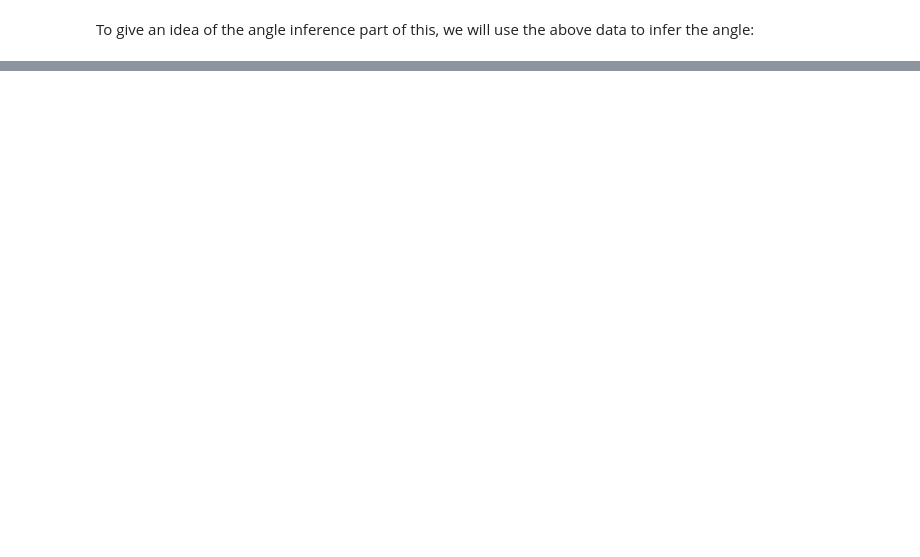
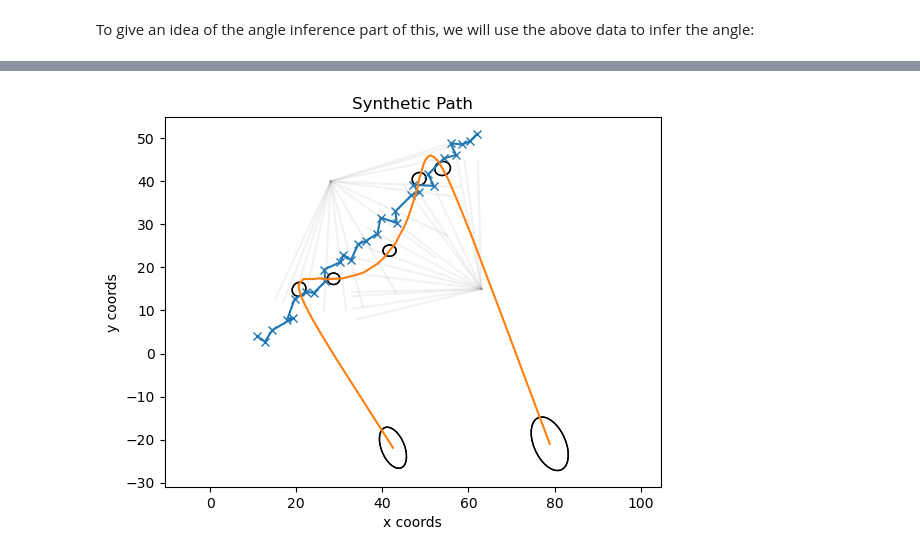
Before and after one commit to SheffieldMLtracking/BLEanalysis, a Jupyter notebook: jupyter/Using Angle Probability Distributions.ipynb, the cells around one changed output, grey strips where cells are left out. Cells and saved outputs as stored; diff of their text form; code cells hidden in the pictures; blank space fills up the shorter version.

```diff
--- a/jupyter/Using Angle Probability Distributions.ipynb
+++ b/jupyter/Using Angle Probability Distributions.ipynb
@@ -92,0 +143,13 @@ Standardising angles and times (shifting by 38.00 degrees)
+# %%
+observationsRemoveNan = []
+obstimesRemoveNan = []
+
+for x in range(len(observations)):
+    if not np.isnan(observations[x][2]):
+        observationsRemoveNan.append(observations[x])
+        obstimesRemoveNan.append(demo.obstimes[x])
+# %%
+from BLEanalysis.pathinference import Path_VectorsToBee
+k = ExponentiatedQuadraticKernel(7.0,50.0)
+path = Path_VectorsToBee(np.array(obstimesRemoveNan),np.array(observationsRemoveNan),k,6,0.1)
+path.run(300,learning_rate=2.0)
@@ -92,0 +171,5 @@ Standardising angles and times (shifting by 38.00 degrees)
+# %%
+demo.plot()
+path.plot(n_std=1)
+# %% [output]
+[figure, added]
```
Also changed, not shown: parts of 12 cells of this notebook, 1 other file.
